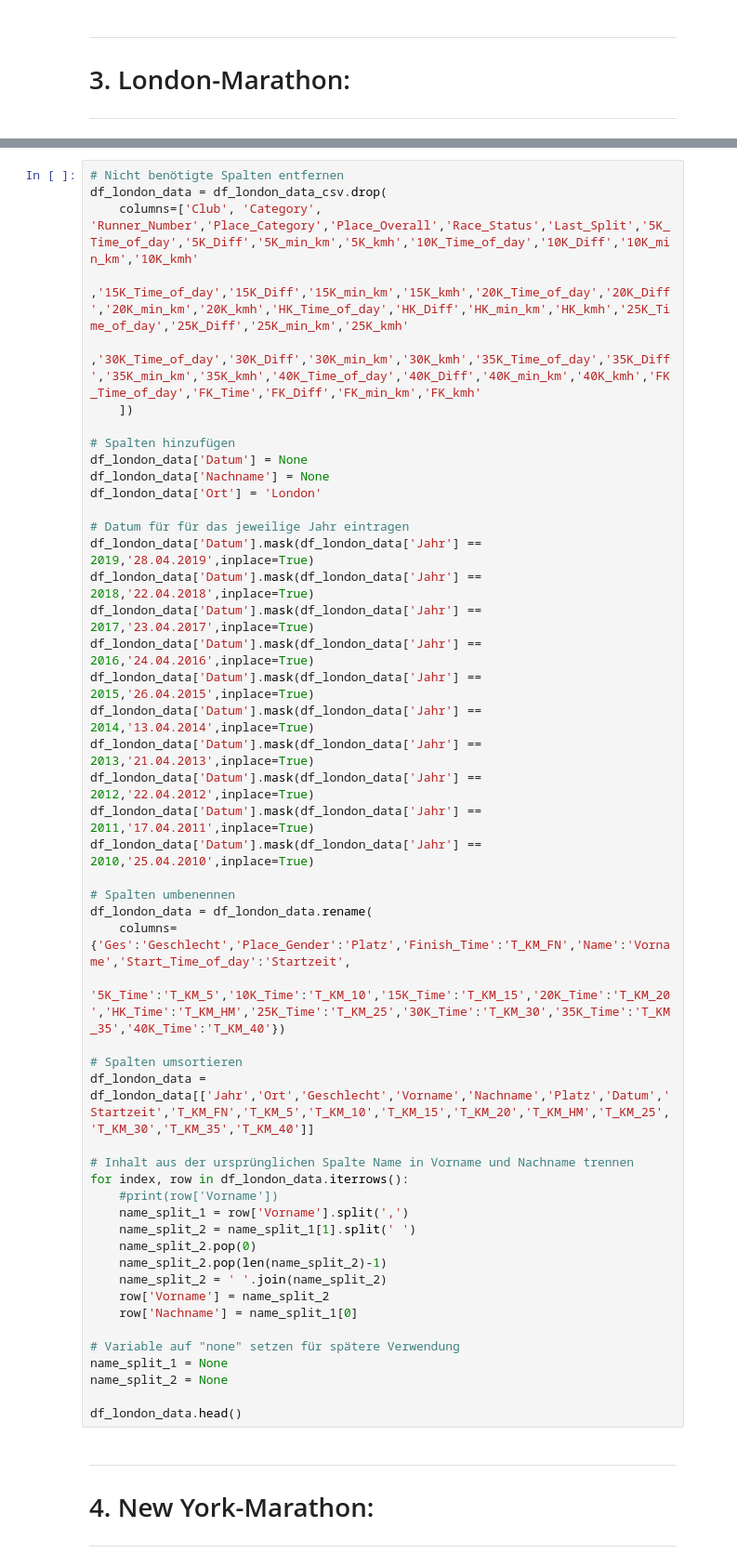
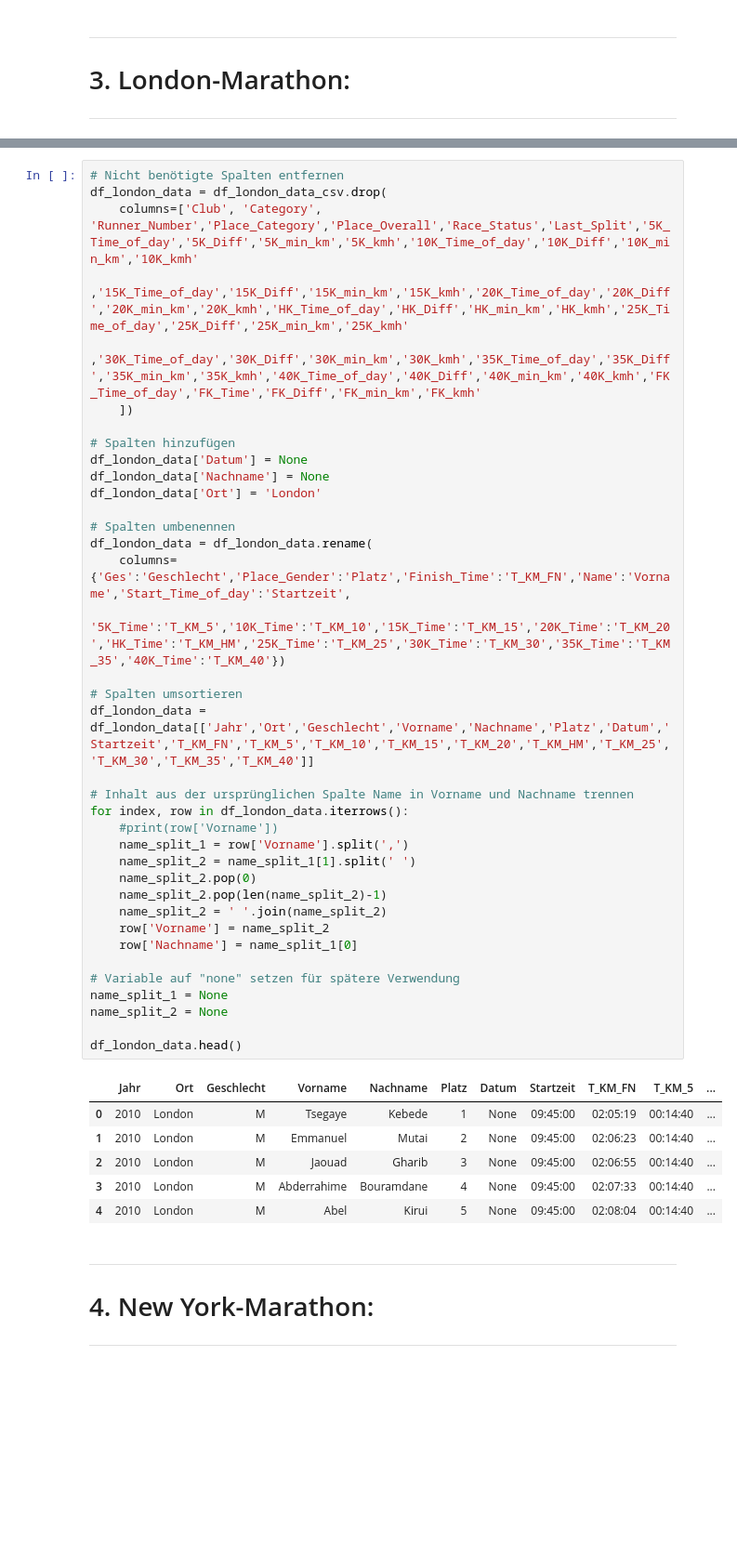
Before and after one commit to Wade-Sys/wma, a Jupyter notebook: Marathon/harmonize_wmm_data_all.ipynb, the cells around one changed output, grey strips where cells are left out. Shown: that part at 93% size. Saved outputs shown, nothing was run; the diff lists cells and outputs as text; blank space fills up the shorter version.

```diff
--- a/Marathon/harmonize_wmm_data_all.ipynb
+++ b/Marathon/harmonize_wmm_data_all.ipynb
@@ -194,45 +201,40 @@ df_london_data = df_london_data_csv.drop(
 
 # Spalten hinzufügen
 df_london_data['Datum'] = None
 df_london_data['Nachname'] = None
 df_london_data['Ort'] = 'London'
-
-# Datum für für das jeweilige Jahr eintragen
-df_london_data['Datum'].mask(df_london_data['Jahr'] == 2019,'28.04.2019',inplace=True)
-df_london_data['Datum'].mask(df_london_data['Jahr'] == 2018,'22.04.2018',inplace=True)
-df_london_data['Datum'].mask(df_london_data['Jahr'] == 2017,'23.04.2017',inplace=True)
-df_london_data['Datum'].mask(df_london_data['Jahr'] == 2016,'24.04.2016',inplace=True)
-df_london_data['Datum'].mask(df_london_data['Jahr'] == 2015,'26.04.2015',inplace=True)
-df_london_data['Datum'].mask(df_london_data['Jahr'] == 2014,'13.04.2014',inplace=True)
-df_london_data['Datum'].mask(df_london_data['Jahr'] == 2013,'21.04.2013',inplace=True)
-df_london_data['Datum'].mask(df_london_data['Jahr'] == 2012,'22.04.2012',inplace=True)
-df_london_data['Datum'].mask(df_london_data['Jahr'] == 2011,'17.04.2011',inplace=True)
-df_london_data['Datum'].mask(df_london_data['Jahr'] == 2010,'25.04.2010',inplace=True)
 
 # Spalten umbenennen
 df_london_data = df_london_data.rename(
     columns={'Ges':'Geschlecht','Place_Gender':'Platz','Finish_Time':'T_KM_FN','Name':'Vorname','Start_Time_of_day':'Startzeit',
     '5K_Time':'T_KM_5','10K_Time':'T_KM_10','15K_Time':'T_KM_15','20K_Time':'T_KM_20','HK_Time':'T_KM_HM','25K_Time':'T_KM_25','30K_Time':'T_KM_30','35K_Time':'T_KM_35','40K_Time':'T_KM_40'})
 
 # Spalten umsortieren
 df_london_data = df_london_data[['Jahr','Ort','Geschlecht','Vorname','Nachname','Platz','Datum','Startzeit','T_KM_FN','T_KM_5','T_KM_10','T_KM_15','T_KM_20','T_KM_HM','T_KM_25','T_KM_30','T_KM_35','T_KM_40']]
 
 # Inhalt aus der ursprünglichen Spalte Name in Vorname und Nachname trennen
 for index, row in df_london_data.iterrows():
     #print(row['Vorname'])
     name_split_1 = row['Vorname'].split(',')
     name_split_2 = name_split_1[1].split(' ')
     name_split_2.pop(0)
     name_split_2.pop(len(name_split_2)-1)
     name_split_2 = ' '.join(name_split_2)
     row['Vorname'] = name_split_2
     row['Nachname'] = name_split_1[0]
 
 # Variable auf "none" setzen für spätere Verwendung
 name_split_1 = None
 name_split_2 = None
 
 df_london_data.head()
+# %% [output]
+|  | Jahr | Ort | Geschlecht | Vorname | Nachname | Platz | Datum | Startzeit | T_KM_FN | T_KM_5 | ... |
+| 0 | 2010 | London | M | Tsegaye | Kebede | 1 | None | 09:45:00 | 02:05:19 | 00:14:40 | ... |
+| 1 | 2010 | London | M | Emmanuel | Mutai | 2 | None | 09:45:00 | 02:06:23 | 00:14:40 | ... |
+| 2 | 2010 | London | M | Jaouad | Gharib | 3 | None | 09:45:00 | 02:06:55 | 00:14:40 | ... |
+| 3 | 2010 | London | M | Abderrahime | Bouramdane | 4 | None | 09:45:00 | 02:07:33 | 00:14:40 | ... |
+| 4 | 2010 | London | M | Abel | Kirui | 5 | None | 09:45:00 | 02:08:04 | 00:14:40 | ... |
 # %% [markdown]
 <hr>
 <h1>4. New York-Marathon:</h1>
```
Also changed, not shown: parts of 15 cells of this notebook, 3 other files.
